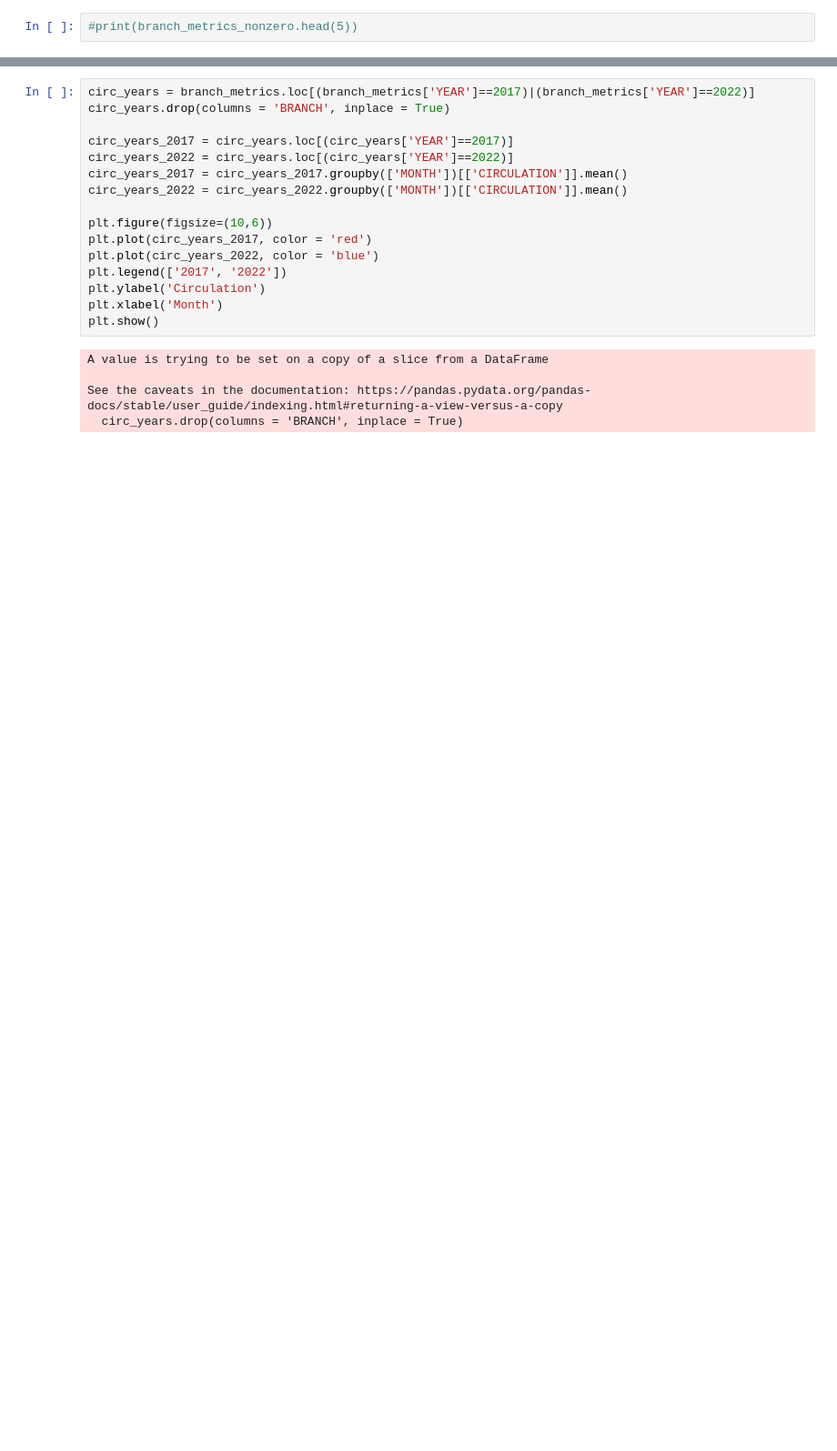
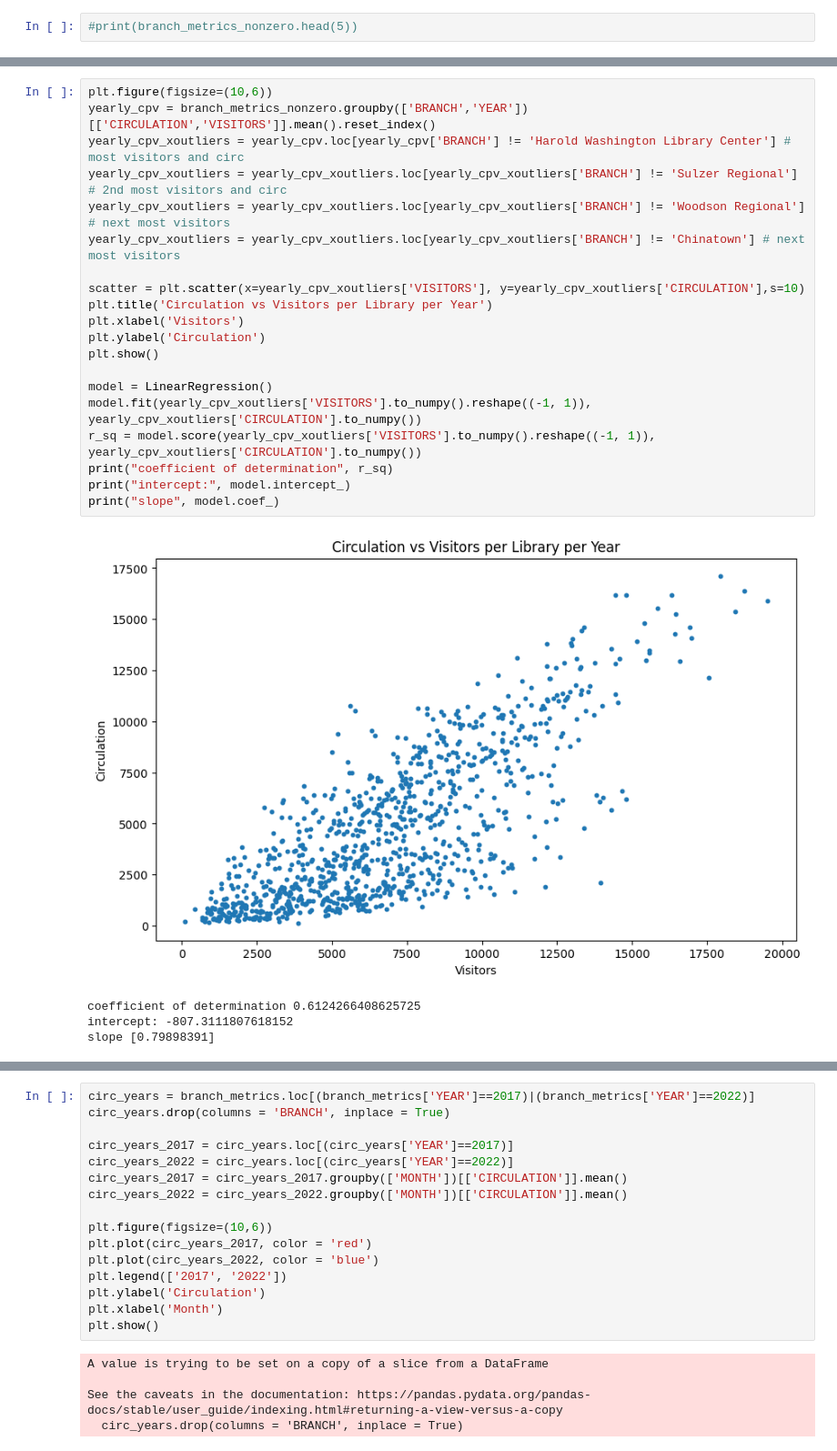
Before and after one commit to uchicago-dsi/cpl_project, a Jupyter notebook: can-summer-2023/basic circulation visuals.ipynb, the cells around one changed output, grey strips where cells are left out. Shown at 91% size. Drawn from its saved outputs; the diff is of its cells as text; blank space fills up the shorter version.

```diff
--- a/can-summer-2023/basic circulation visuals.ipynb
+++ b/can-summer-2023/basic circulation visuals.ipynb
@@ -86,3 +62,28 @@ plt.ylabel('Circulation')
 plt.show()
 # %% [output]
 [figure]
+# %%
+plt.figure(figsize=(10,6))
+yearly_cpv = branch_metrics_nonzero.groupby(['BRANCH','YEAR'])[['CIRCULATION','VISITORS']].mean().reset_index()
+yearly_cpv_xoutliers = yearly_cpv.loc[yearly_cpv['BRANCH'] != 'Harold Washington Library Center'] # most visitors and circ
+yearly_cpv_xoutliers = yearly_cpv_xoutliers.loc[yearly_cpv_xoutliers['BRANCH'] != 'Sulzer Regional'] # 2nd most visitors and circ
+yearly_cpv_xoutliers = yearly_cpv_xoutliers.loc[yearly_cpv_xoutliers['BRANCH'] != 'Woodson Regional'] # next most visitors
+yearly_cpv_xoutliers = yearly_cpv_xoutliers.loc[yearly_cpv_xoutliers['BRANCH'] != 'Chinatown'] # next most visitors
+
+scatter = plt.scatter(x=yearly_cpv_xoutliers['VISITORS'], y=yearly_cpv_xoutliers['CIRCULATION'],s=10)
+plt.title('Circulation vs Visitors per Library per Year')
+plt.xlabel('Visitors')
+plt.ylabel('Circulation')
+plt.show()
+
+model = LinearRegression()
+model.fit(yearly_cpv_xoutliers['VISITORS'].to_numpy().reshape((-1, 1)), yearly_cpv_xoutliers['CIRCULATION'].to_numpy())
+r_sq = model.score(yearly_cpv_xoutliers['VISITORS'].to_numpy().reshape((-1, 1)), yearly_cpv_xoutliers['CIRCULATION'].to_numpy())
+print("coefficient of determination", r_sq)
+print("intercept:", model.intercept_)
+print("slope", model.coef_)
+# %% [output]
+[figure, added]
+coefficient of determination 0.6124266408625725
+intercept: -807.3111807618152
+slope [0.79898391]
```
Also changed, not shown: parts of 6 cells of this notebook.
